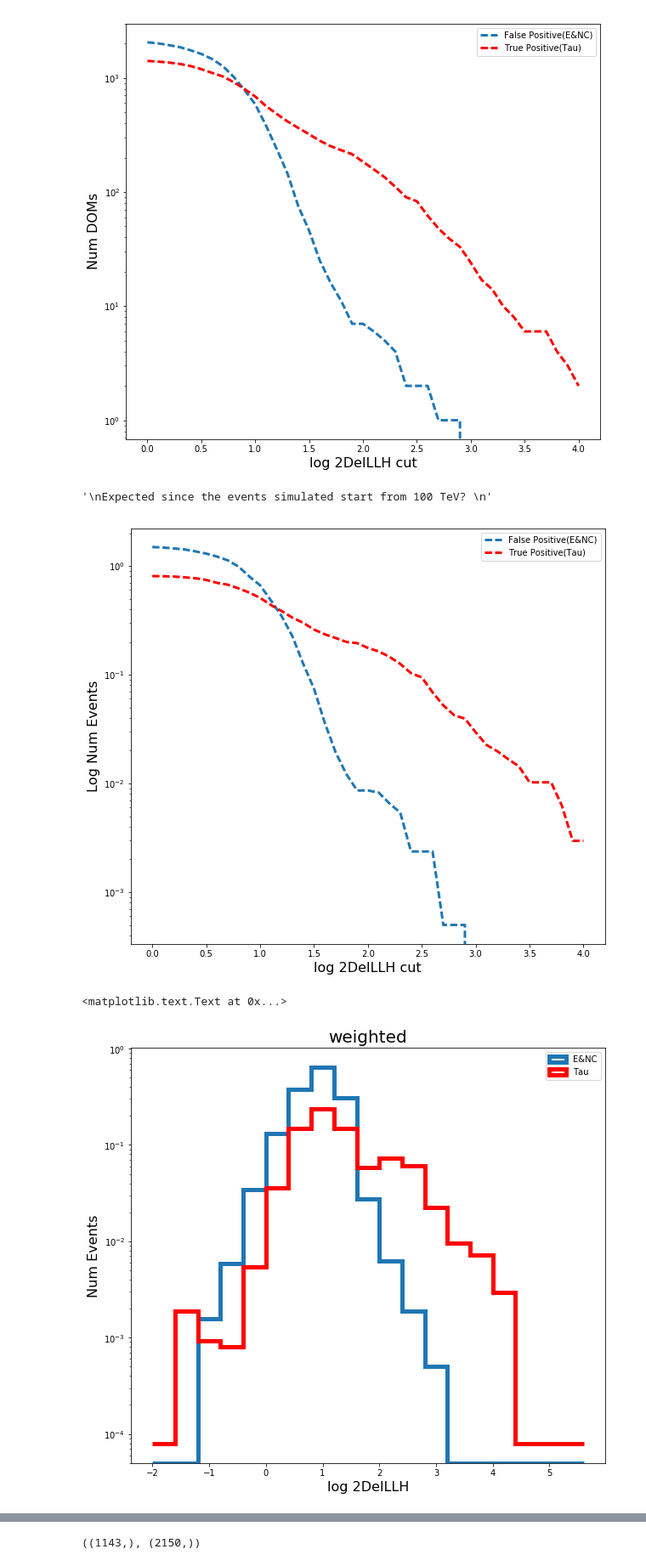
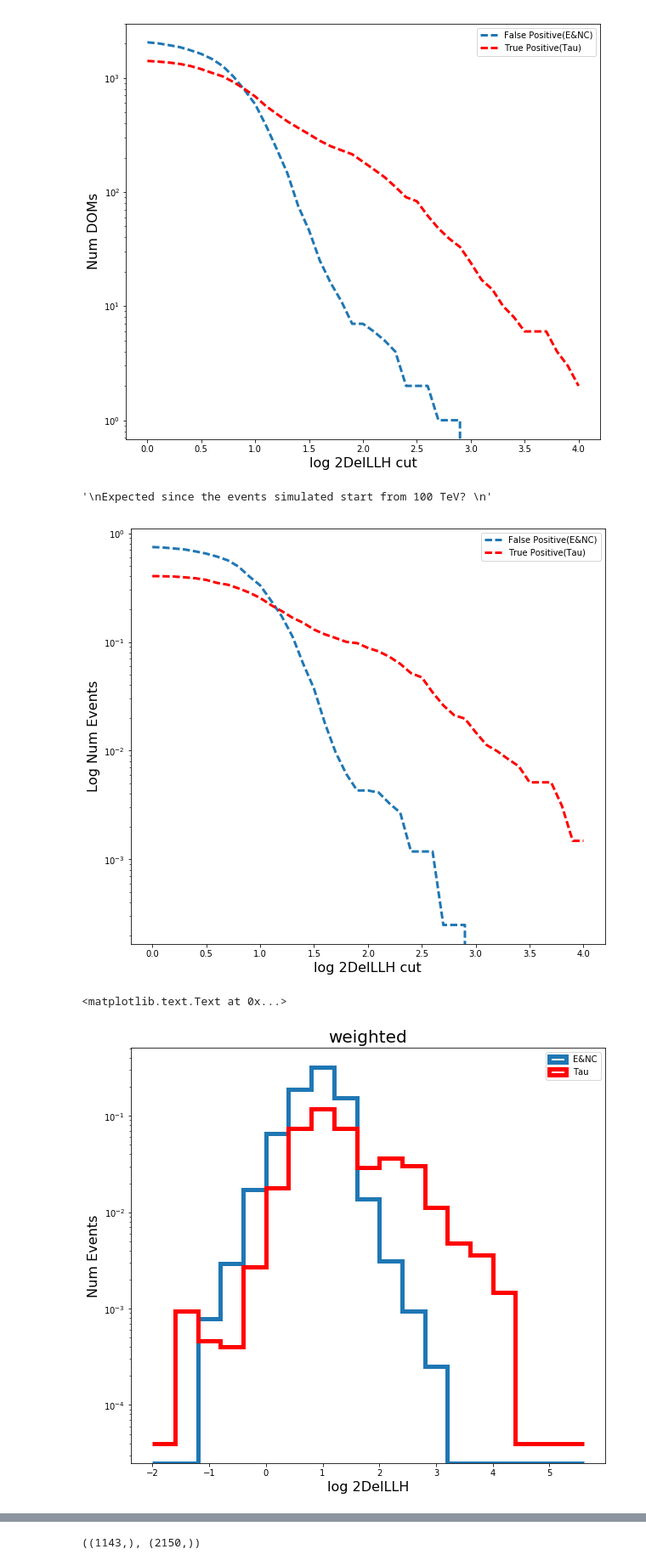
Before and after one commit to ka-til/P-ONE_NuTau, a Jupyter notebook: IMINUIT/expGauss.ipynb, the cells around one changed output, grey strips where cells are left out. Shown at 85% size. Drawn from its saved outputs; the diff is of its cells as text; code cells hidden in the pictures.

```diff
--- a/IMINUIT/expGauss.ipynb
+++ b/IMINUIT/expGauss.ipynb
@@ -45,10 +42,26 @@ largest_2DelLLH_e = ([])
 weight_t = ([])
 weight_e = ([])
 
+energy_t = ([])
+energy_e = ([])
+
+tLength= ([])
+
+numHits_t = ([])
+numHits_e = ([])
+
 weightPerEventTau = ([])
 weightPerEventE = ([])
 
-nFiles = 1000
+energyPerEvent_t = ([])
+energyPerEvent_e = ([])
+
+tLengthPerEvent = ([])
+
+numHitsPerEvent_t = ([])
+numHitsPerEvent_e = ([])
+
+nFiles = 2000
 
 event_num = 0
 for i in range(0, 2000):
@@ -57,13 +70,14 @@ for i in range(0, 2000):
     frame_num = 0
     for frame in readFile:
         mctree = frame["I3MCTree"]
+        neutrino = frame["NuGPrimary"]
         primary = mctree.primaries
         lepton = dataclasses.I3MCTree.first_child(mctree, primary[0].id)
         params = frame['Parameters_doublePeak']
         params_single = frame['Parameters_biGauss']
         recoPulseMap = frame['I3RecoPulses']
-        weightPerEvent = Weights.weight(frame, nFiles)
-        #print(lepton)
+        weight = Weights.weight(frame, nFiles)
+        totalHits = numHits.numHits(frame)
 
         max2DelLLH = 0
         for omkey in params.keys():
@@ -78,7 +92,6 @@ for i in range(0, 2000):
             aRatio = vals[4]/vals[8]
             lRatio = 2*abs(vals_single[0]-vals[0])
             skewRatio = abs(vals[3]-vals[7])
-            weight = Weights.weight(frame, nFiles)
 
             if lRatio > max2DelLLH:
                 max2DelLLH = lRatio
@@ -99,11 +112,13 @@ for i in range(0, 2000):
                 LRR_t = np.append(LRR_t, lRatio)
                 skewnessRatio_t = np.append(skewnessRatio_t, skewRatio)
                 event_number_t = np.append(event_number_t, event_num)
+                numHits_t = np.append(numHits_t, totalHits)
+                tLength = np.append(tLength, lepton.length)
+                energy_t = np.append(energy_t, neutrino.energy)
                 '''
                 Calculating the weight of each event
                 '''
                 weight_t = np.append(weight_t, weight)
-                print('Tau Weight: ', weight)
             else:
                 timeDifferences_e = np.append(timeDifferences_e, tDiff)
                 widthRatio_e = np.append(widthRatio_e, wRatio)
@@ -112,11 +127,12 @@ for i in range(0, 2000):
                 LRR_e = np.append(LRR_e, lRatio)
                 skewnessRatio_e = np.append(skewnessRatio_e, skewRatio)
                 event_number_e = np.append(event_number_e, event_num)
+                numHits_e = np.append(numHits_e, totalHits)
+                energy_e = np.append(energy_e, neutrino.energy)
                 '''
                 Calculating the weight of each event
                 '''
                 weight_e = np.append(weight_e, weight)
-                print('E Weight: ', weight)
 
         '''
         Appending 2DelLLH and weight per event
@@ -124,11 +140,15 @@ for i in range(0, 2000):
 
         if lepton.type == 15 or lepton.type == -15:
             largest_2DelLLH_t = np.append(largest_2DelLLH_t, max2DelLLH)
-            weightPerEventTau = np.append(weightPerEventTau, weightPerEvent)
+            weightPerEventTau = np.append(weightPerEventTau, weight)
+            energyPerEvent_t = np.append(energyPerEvent_t, neutrino.energy)
+            tLengthPerEvent = np.append(tLengthPerEvent, lepton.length)
+            numHitsPerEvent_t = np.append(numHitsPerEvent_t, totalHits)
         else:
             largest_2DelLLH_e = np.append(largest_2DelLLH_e, max2DelLLH)
-            weightPerEventE = np.append(weightPerEventE, weightPerEvent)
-
+            weightPerEventE = np.append(weightPerEventE, weight)
+            energyPerEvent_e = np.append(energyPerEvent_e,neutrino.energy)
+            numHitsPerEvent_e = np.append(numHitsPerEvent_e, totalHits)
         event_num = event_num+1
         frame_num = frame_num+1
 # %% [output]
@@ -303,25 +312,25 @@ Expected since the events simulated start from 100 TeV?
 '''
 # %% [output]
 '\nExpected since the events simulated start from 100 TeV? \n'
-[figure, old version]
+[figure, new version]
 # %%
 '''
 On event basis - DOMs are weighted
 '''
 LLH_t = np.log10(largest_2DelLLH_t[largest_2DelLLH_t > 0])
 LLH_e = np.log10(largest_2DelLLH_e[largest_2DelLLH_e > 0])
 
 wFinal_t = weightPerEventTau[largest_2DelLLH_t > 0]
 wFinal_e = weightPerEventE[largest_2DelLLH_e > 0]
 
 bins = np.arange(-2, 6, 0.4)
 plt.figure(figsize=(10,9))
-plt.hist(LLH_e, bins=bins, weights=wFinal_e, histtype='step', log=True, linewidth = 5, label='E&NC')
-plt.hist(LLH_t, bins=bins, weights=wFinal_t, histtype='step', log=True, linewidth = 5, label='Tau', color='r')
+num_e, bins_e, _ = plt.hist(LLH_e, bins=bins, weights=wFinal_e, histtype='step', log=True, linewidth = 5, label='E&NC')
+num_t, bins_t, _ = plt.hist(LLH_t, bins=bins, weights=wFinal_t, histtype='step', log=True, linewidth = 5, label='Tau', color='r')
 plt.legend()
 plt.xlabel('log 2DelLLH', fontsize = 16)
 plt.ylabel('Num Events', fontsize = 16)
 plt.title('weighted', fontsize=20)
 # %% [output]
 <matplotlib.text.Text at 0x...>
-[figure, old version]
+[figure, new version]
```
Also changed, not shown: parts of 5 cells of this notebook, 13 other files.
